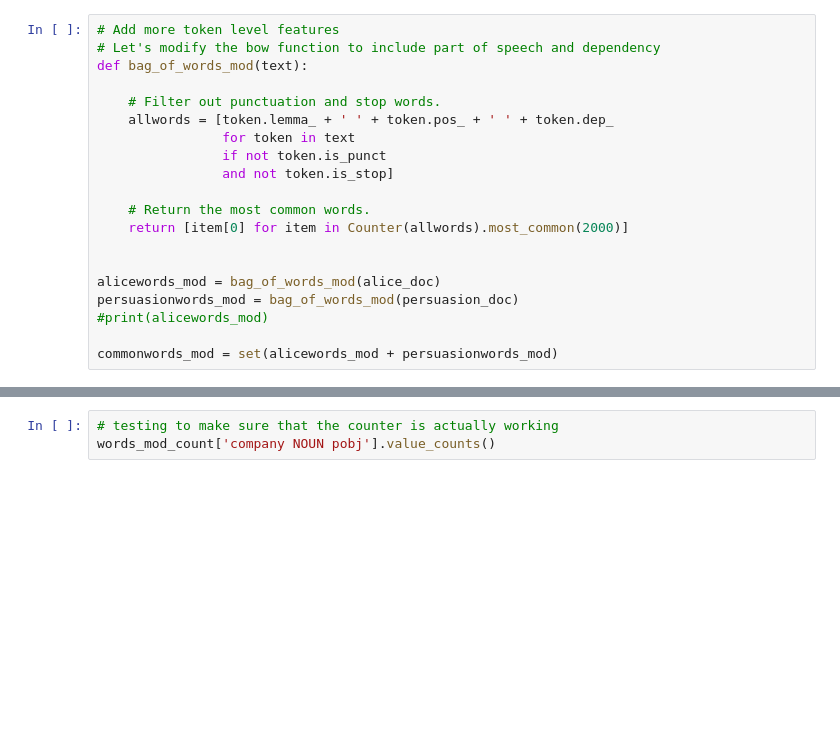
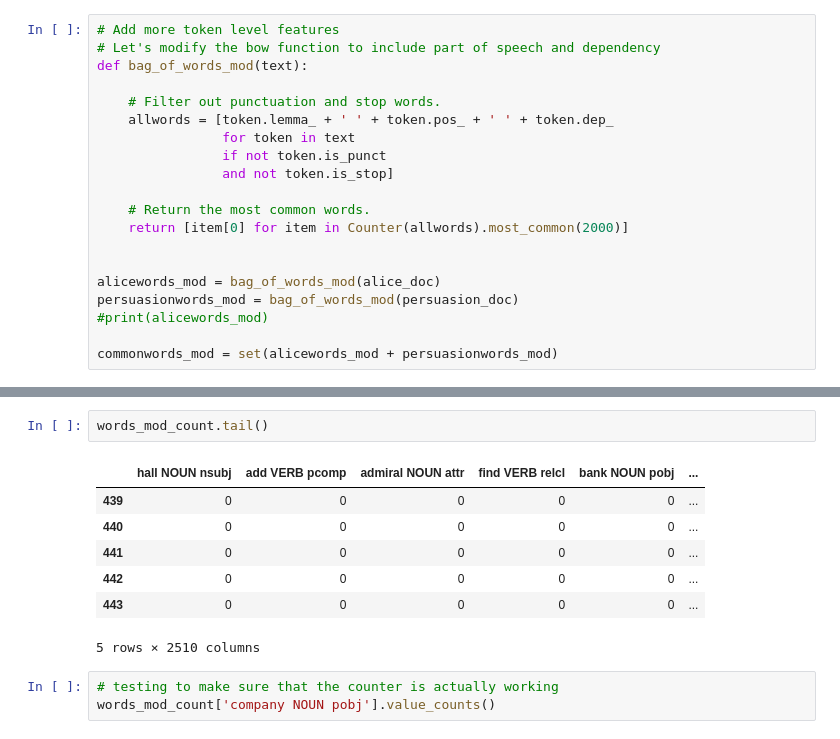
Before and after one commit to 26Jinx/Thinkful, a Jupyter notebook: Unit4/4_Natural_Language_Processing/2_Supervised_NLP.ipynb, the cells around one changed output, grey strips where cells are left out. Drawn from its saved outputs; the diff is of its cells as text; blank space fills up the shorter version.

```diff
--- a/Unit4/4_Natural_Language_Processing/2_Supervised_NLP.ipynb
+++ b/Unit4/4_Natural_Language_Processing/2_Supervised_NLP.ipynb
@@ -360,3 +375,13 @@ KeyError: 2
+# %%
+words_mod_count.tail()
+# %% [output]
+|  | hall NOUN nsubj | add VERB pcomp | admiral NOUN attr | find VERB relcl | bank NOUN pobj | ... |
+| 439 | 0 | 0 | 0 | 0 | 0 | ... |
+| 440 | 0 | 0 | 0 | 0 | 0 | ... |
+| 441 | 0 | 0 | 0 | 0 | 0 | ... |
+| 442 | 0 | 0 | 0 | 0 | 0 | ... |
+| 443 | 0 | 0 | 0 | 0 | 0 | ... |
+5 rows × 2510 columns
 # %%
 # testing to make sure that the counter is actually working
 words_mod_count['company NOUN pobj'].value_counts()
```
Also changed, not shown: parts of 5 cells of this notebook.
